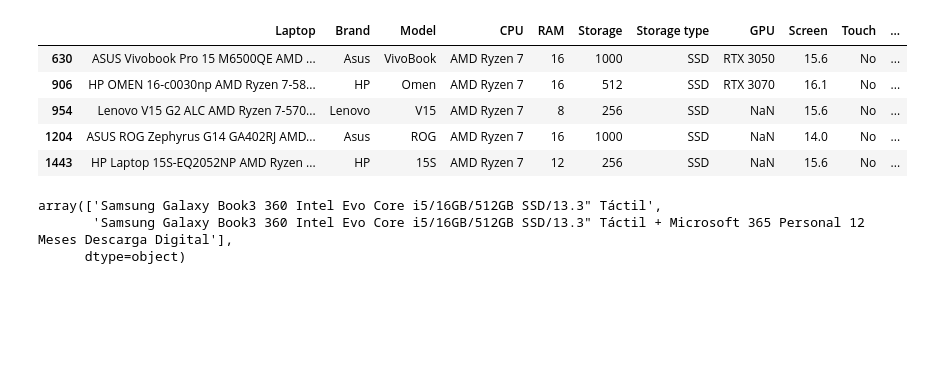
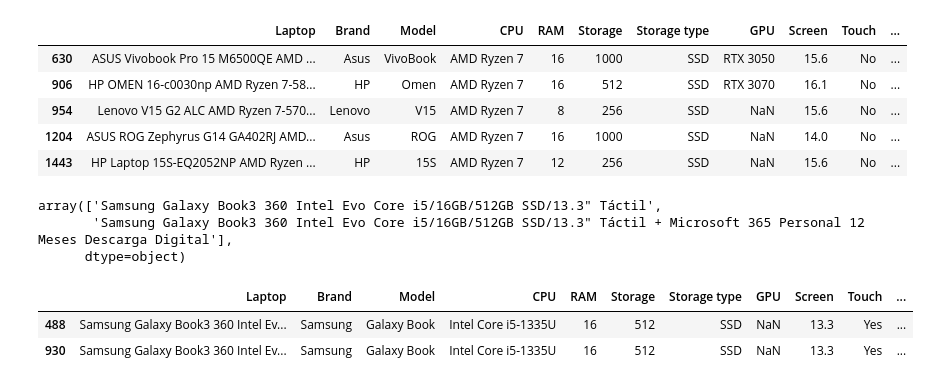
Before and after one commit to f2rra/lappick-ml, a Jupyter notebook: notebooks/exploratory-data-analysis.ipynb, the cells around one changed output. Drawn from its saved outputs; the diff is of its cells as text; code cells hidden in the pictures; blank space fills up the shorter version.

```diff
--- a/notebooks/exploratory-data-analysis.ipynb
+++ b/notebooks/exploratory-data-analysis.ipynb
@@ -771,6 +771,15 @@ result[result['CPU']=='Intel Evo Core i5'].Laptop.unique()
 array(['Samsung Galaxy Book3 360 Intel Evo Core i5/16GB/512GB SSD/13.3" Táctil',
        'Samsung Galaxy Book3 360 Intel Evo Core i5/16GB/512GB SSD/13.3" Táctil + Microsoft 365 Personal 12 Meses Descarga Digital'],
       dtype=object)
+# %%
+Samsung = ['Samsung Galaxy Book3 360 Intel Evo Core i5/16GB/512GB SSD/13.3" Táctil',
+       'Samsung Galaxy Book3 360 Intel Evo Core i5/16GB/512GB SSD/13.3" Táctil + Microsoft 365 Personal 12 Meses Descarga Digital']
+# %%
+result[result['Laptop'].isin(Samsung)]
+# %% [output]
+|  | Laptop | Brand | Model | CPU | RAM | Storage | Storage type | GPU | Screen | Touch | ... |
+| 488 | Samsung Galaxy Book3 360 Intel Ev... | Samsung | Galaxy Book | Intel Core i5-1335U | 16 | 512 | SSD | NaN | 13.3 | Yes | ... |
+| 930 | Samsung Galaxy Book3 360 Intel Ev... | Samsung | Galaxy Book | Intel Core i5-1335U | 16 | 512 | SSD | NaN | 13.3 | Yes | ... |
 # %%
 result.loc[result['CPU']=='Intel Evo Core i5','CPU']=['Intel Core i5-1335U','Intel Core i5-1335U']
 # %%
```
Also changed, not shown: parts of 5 cells of this notebook.
